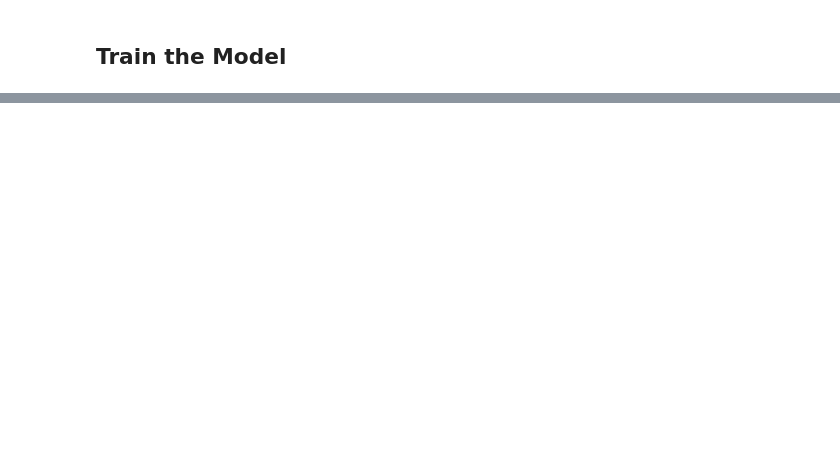
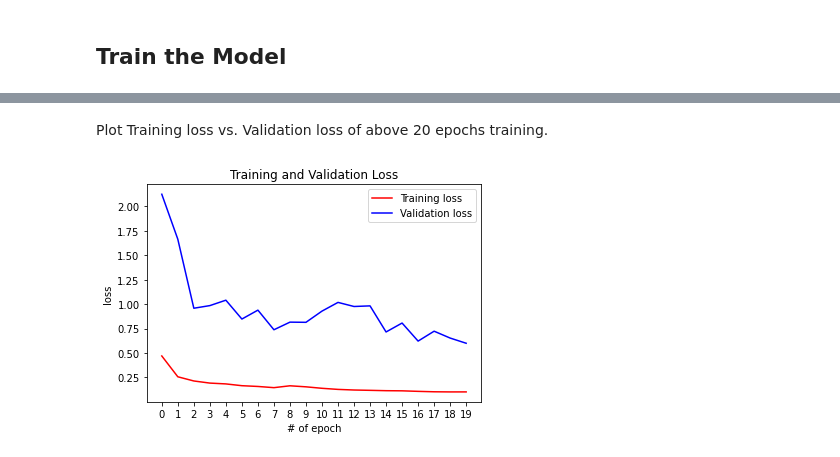
Before and after one commit to hanjihun2000/machine-learning, a Jupyter notebook: tutorials/image_segmentation.ipynb, the cells around one changed output, grey strips where cells are left out. Cells and saved outputs as stored; diff of their text form; code cells hidden in the pictures; blank space fills up the shorter version.

```diff
--- a/tutorials/image_segmentation.ipynb
+++ b/tutorials/image_segmentation.ipynb
@@ -231,0 +244,17 @@ def show_predictions(dataset=None, num=1):
+# %% [markdown]
+Plot Training loss vs. Validation loss of above 20 epochs training.
+# %%
+loss = history.history['loss']
+val_loss = history.history['val_loss']
+
+plt.figure()
+plt.plot(history.epoch, loss, 'r', label='Training loss')
+plt.plot(history.epoch, val_loss, 'b', label='Validation loss')
+plt.title('Training and Validation Loss')
+plt.xlabel('# of epoch')
+plt.ylabel('loss')
+plt.xticks(ticks=range(len(history.epoch)))
+plt.legend()
+plt.show()
+# %% [output]
+[figure, added]
```
Also changed, not shown: parts of 28 cells of this notebook.
